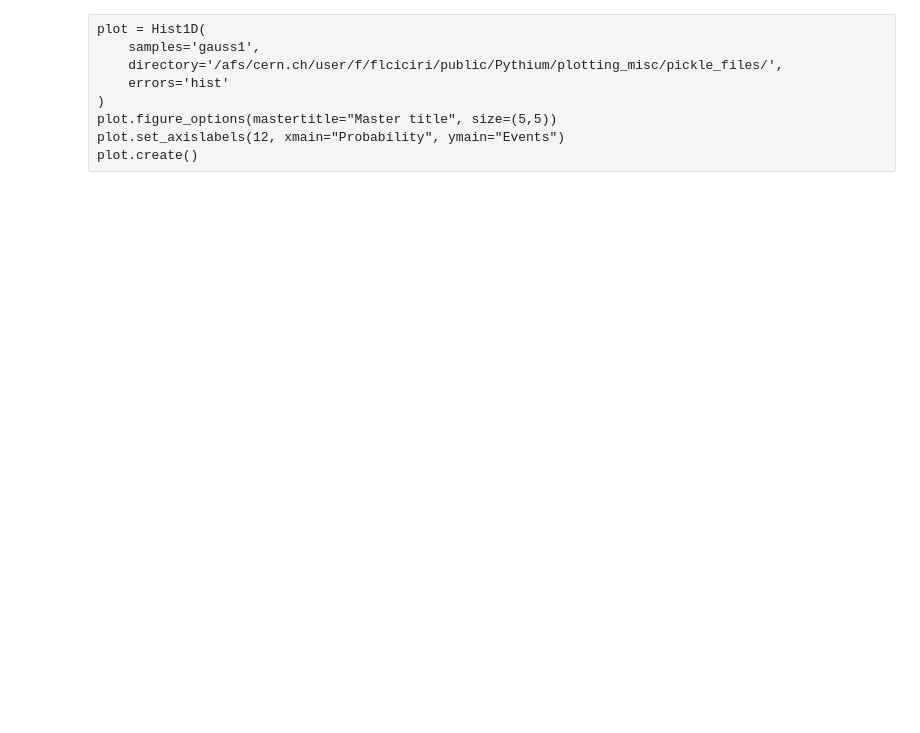
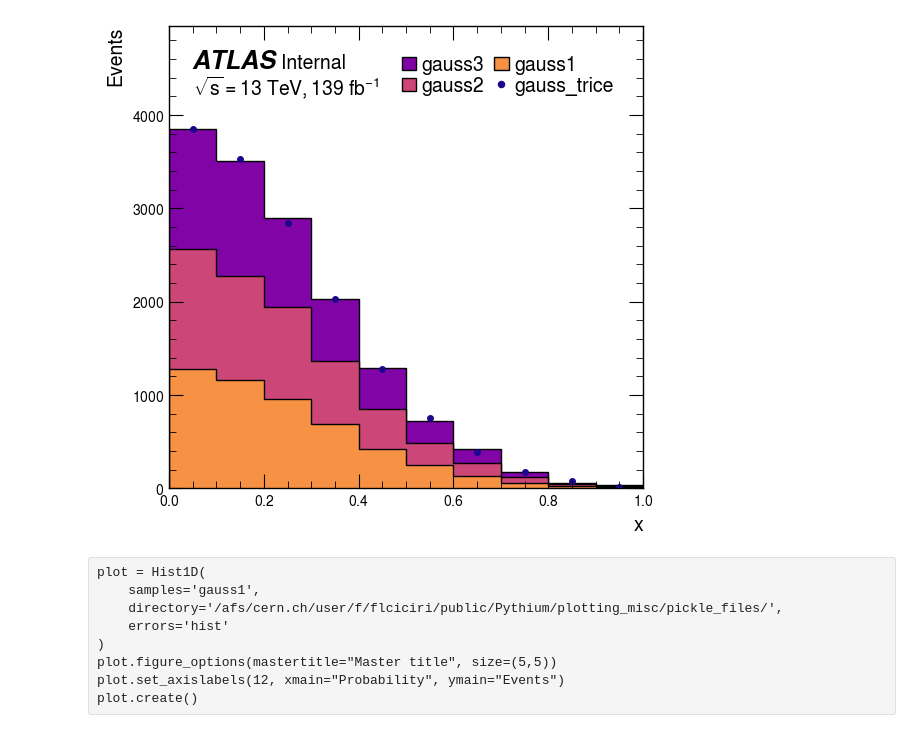
Before and after one commit to MoAly98/Pythium, a Jupyter notebook: plotting_misc/Hist1D_test.ipynb, the cells around one changed output. Drawn from its saved outputs; the diff is of its cells as text; code cells hidden in the pictures; blank space fills up the shorter version.

```diff
--- a/plotting_misc/Hist1D_test.ipynb
+++ b/plotting_misc/Hist1D_test.ipynb
@@ -22,3 +22,18 @@ plot.create()
+# %%
+plot = Hist1D(
+    samples=['gauss1', 'gauss2', 'gauss3', 'gauss_trice'],
+    data='gauss_trice',
+    stack=True,
+    directory='/afs/cern.ch/user/f/flciciri/public/Pythium/plotting_misc/pickle_files/'
+)
+plot.figure_options(figsize=(6,6), mastertitle="")
+plot.plot_options(legendcols=2)
+plot.color_options(colormap='plasma', reverse=True)
+plot.set_axislabels(ymain="Events", xmain=plot.names[0])
+plot.fontsize_options(labels=14, ticks=10)
+plot.create()
+# %% [output]
+[figure, added]
 # %% [raw]
 plot = Hist1D(
     samples='gauss1',
```
Also changed, not shown: parts of 1 cell of this notebook, 6 other files.
